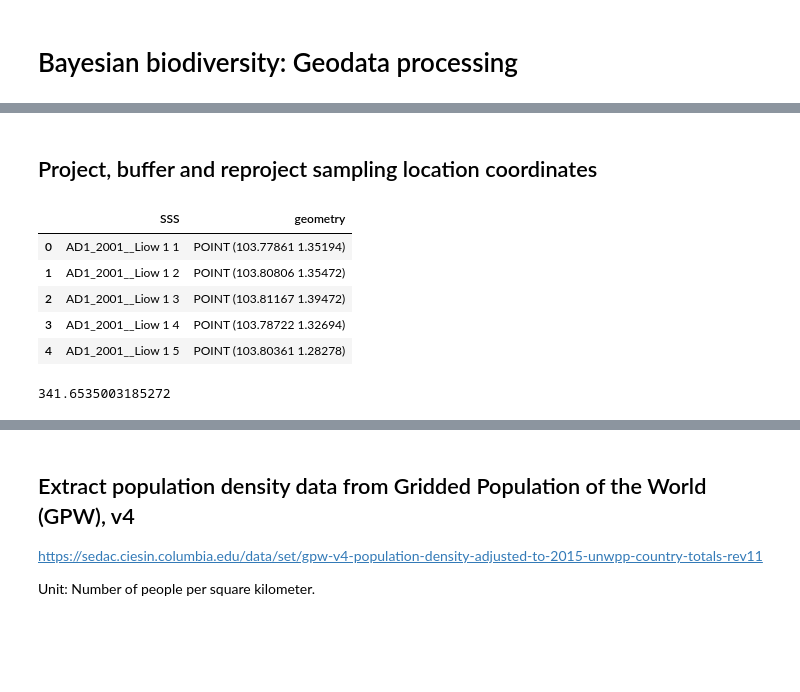
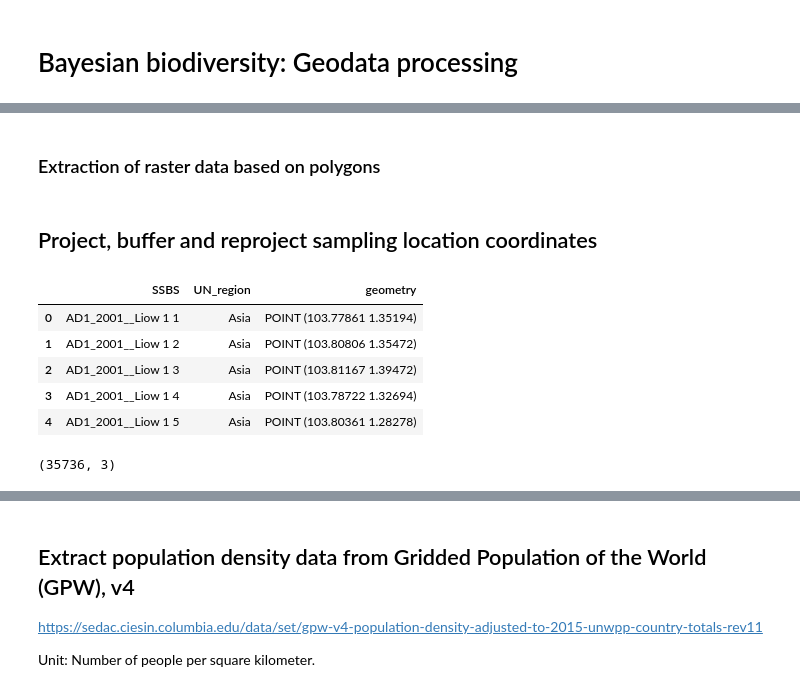
Before and after one commit to j-nystrom/biodiversity-impacts, a Jupyter notebook: notebooks/geodata_processing_v2.ipynb, the cells around one changed output, grey strips where cells are left out. Drawn from its saved outputs; the diff is of its cells as text; code cells hidden in the pictures; blank space fills up the shorter version.

Commit message:
restructuring of project-buffer-reproject code

```diff
--- a/notebooks/geodata_processing_v2.ipynb
+++ b/notebooks/geodata_processing_v2.ipynb
@@ -105 +238,3 @@ def save_buffered_site_files(gdf_sites, buffer_distances):
+# %% [markdown]
+### Extraction of raster data based on polygons
 # %%
@@ -123,22 +355,26 @@ buffer_dist_km = [1, 10, 25, 50]
 # %% [markdown]
 ## Project, buffer and reproject sampling location coordinates
 # %%
-gdf_sites = gpd.read_file("../../data/PREDICTS/site_coord.shp")
-gdf_sites.head()
 # %% [output]
-|  | SSS | geometry |
-| 0 | AD1_2001__Liow 1 1 | POINT (103.77861 1.35194) |
-| 1 | AD1_2001__Liow 1 2 | POINT (103.80806 1.35472) |
-| 2 | AD1_2001__Liow 1 3 | POINT (103.81167 1.39472) |
-| 3 | AD1_2001__Liow 1 4 | POINT (103.78722 1.32694) |
-| 4 | AD1_2001__Liow 1 5 | POINT (103.80361 1.28278) |
+|  | SSBS | UN_region | geometry |
+| 0 | AD1_2001__Liow 1 1 | Asia | POINT (103.77861 1.35194) |
+| 1 | AD1_2001__Liow 1 2 | Asia | POINT (103.80806 1.35472) |
+| 2 | AD1_2001__Liow 1 3 | Asia | POINT (103.81167 1.39472) |
+| 3 | AD1_2001__Liow 1 4 | Asia | POINT (103.78722 1.32694) |
+| 4 | AD1_2001__Liow 1 5 | Asia | POINT (103.80361 1.28278) |
+# %%
+gdf_sites.shape
+# %% [output]
+(35736, 3)
 # %%
 # Generate buffered polygons for sampling sites
 start = time.time()
 
+# Run procedure for projection and buffering
 gdf_sites_buff = project_buffer_reproject_sites(gdf_sites, buffer_dist_km)
+
+# Save separate file for each buffer radius
+save_buffered_site_files(gdf_sites_buff, buffer_dist_km)
 
 end = time.time()
 print(end - start)
-# %% [output]
-341.6535003185272
```
Also changed, not shown: parts of 43 cells of this notebook.
